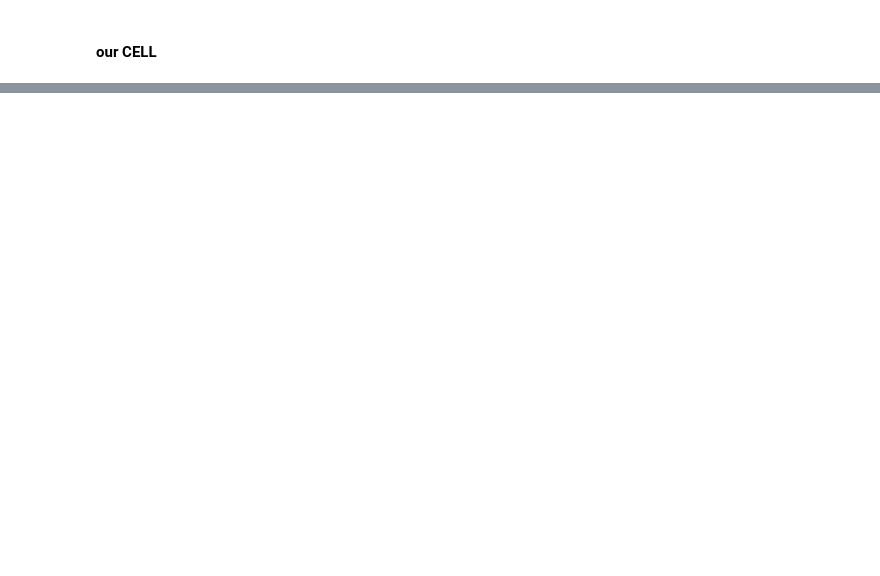
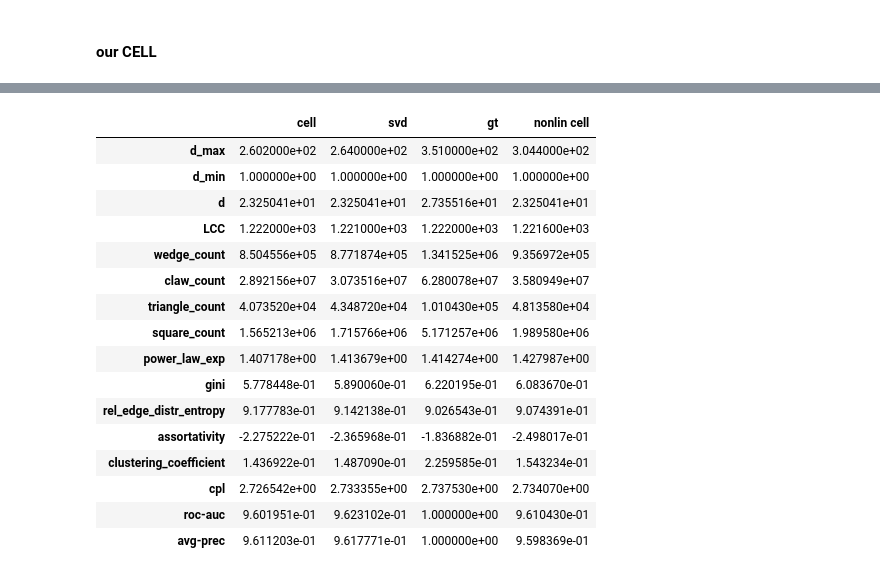
Before and after one commit to sverdoot/netgan-without-gan, a Jupyter notebook: notebooks/demo.ipynb, the cells around one changed output, grey strips where cells are left out. Saved outputs shown, nothing was run; the diff lists cells and outputs as text; code cells hidden in the pictures; blank space fills up the shorter version.

Commit message:
add local cell example & upd demo

```diff
--- a/notebooks/demo.ipynb
+++ b/notebooks/demo.ipynb
@@ -625,0 +441,6 @@ link_prediction_performance(scores_matrix=model._scores_matrix, val_ones=test_on
+# %%
+method = 'cell'
+options = dict(g_type='cell')
+
+stat_df, _ = run(**options)
+df[method] = stat_df
@@ -663,0 +467,6 @@ link_prediction_performance(scores_matrix=model._scores_matrix, val_ones=test_on
+# %%
+method = 'svd'
+options = dict(g_type='svd', nsteps=400)
+
+stat_df, _ = run(**options)
+df[method] = stat_df
@@ -704,0 +493,7 @@ link_prediction_performance(scores_matrix=model._scores_matrix, val_ones=test_on
+# %%
+method = 'nonlin cell'
+optimizer_args={'lr': 0.1, 'weight_decay': 1e-5}
+options = dict(g_type='fc', optimizer_args=optimizer_args)
+
+stat_df, _ = run(**options)
+df[method] = stat_df
@@ -704,0 +518,22 @@ link_prediction_performance(scores_matrix=model._scores_matrix, val_ones=test_on
+# %%
+df['gt'] = list(compute_graph_statistics(_A_obs).values()) + [1, 1]
+# %%
+df
+# %% [output]
+|  | cell | svd | gt | nonlin cell |
+| d_max | 2.602000e+02 | 2.640000e+02 | 3.510000e+02 | 3.044000e+02 |
+| d_min | 1.000000e+00 | 1.000000e+00 | 1.000000e+00 | 1.000000e+00 |
+| d | 2.325041e+01 | 2.325041e+01 | 2.735516e+01 | 2.325041e+01 |
+| LCC | 1.222000e+03 | 1.221000e+03 | 1.222000e+03 | 1.221600e+03 |
+| wedge_count | 8.504556e+05 | 8.771874e+05 | 1.341525e+06 | 9.356972e+05 |
+| claw_count | 2.892156e+07 | 3.073516e+07 | 6.280078e+07 | 3.580949e+07 |
+| triangle_count | 4.073520e+04 | 4.348720e+04 | 1.010430e+05 | 4.813580e+04 |
+| square_count | 1.565213e+06 | 1.715766e+06 | 5.171257e+06 | 1.989580e+06 |
+| power_law_exp | 1.407178e+00 | 1.413679e+00 | 1.414274e+00 | 1.427987e+00 |
+| gini | 5.778448e-01 | 5.890060e-01 | 6.220195e-01 | 6.083670e-01 |
+| rel_edge_distr_entropy | 9.177783e-01 | 9.142138e-01 | 9.026543e-01 | 9.074391e-01 |
+| assortativity | -2.275222e-01 | -2.365968e-01 | -1.836882e-01 | -2.498017e-01 |
+| clustering_coefficient | 1.436922e-01 | 1.487090e-01 | 2.259585e-01 | 1.543234e-01 |
+| cpl | 2.726542e+00 | 2.733355e+00 | 2.737530e+00 | 2.734070e+00 |
+| roc-auc | 9.601951e-01 | 9.623102e-01 | 1.000000e+00 | 9.610430e-01 |
+| avg-prec | 9.611203e-01 | 9.617771e-01 | 1.000000e+00 | 9.598369e-01 |
```
Also changed, not shown: parts of 68 cells of this notebook, 6 other files.
